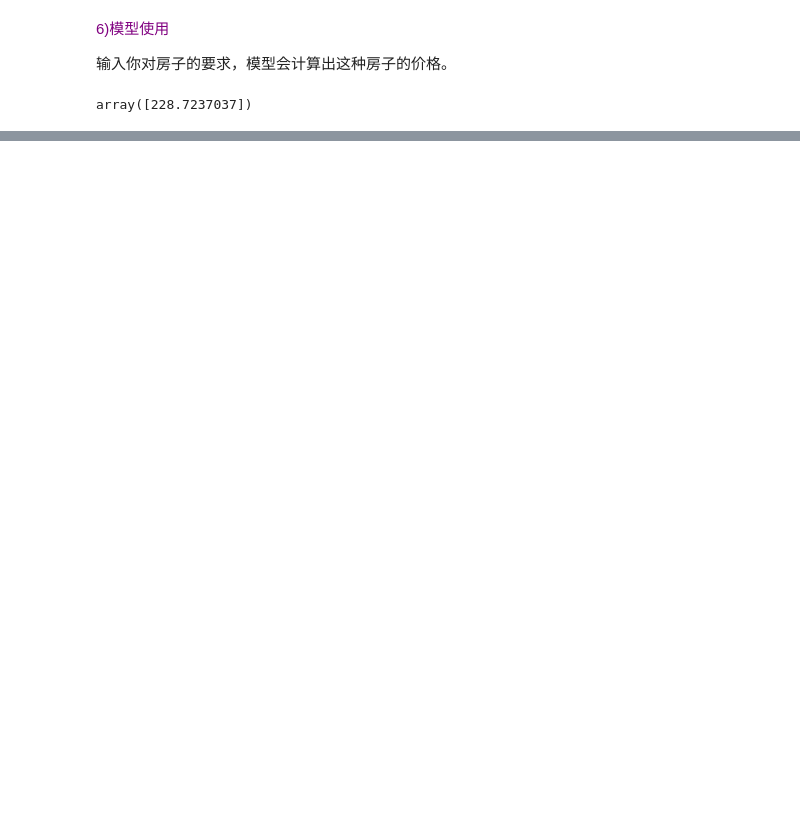
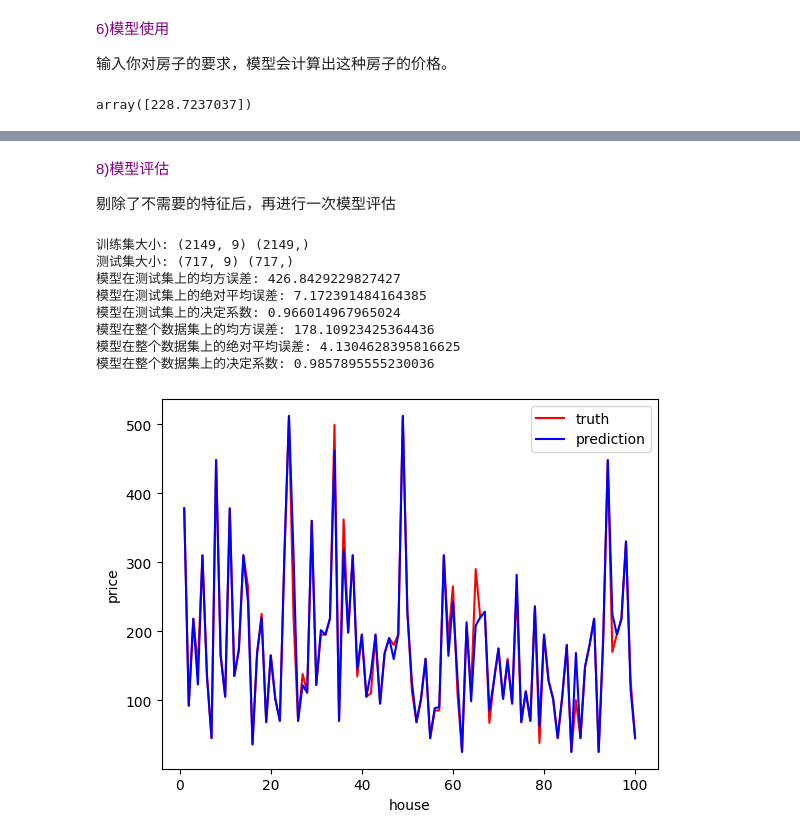
Before and after one commit to Arno-Huang/Housing-Price-Forecasting, a Jupyter notebook: 房价预测.ipynb, the cells around one changed output, grey strips where cells are left out. Saved outputs shown, nothing was run; the diff lists cells and outputs as text; code cells hidden in the pictures; blank space fills up the shorter version.

```diff
--- a/房价预测.ipynb
+++ b/房价预测.ipynb
@@ -571,0 +577,11 @@ array([228.7237037])
+# %%
+feat_labels = data.columns[:-1]
+importances = random_forest_model_test_2_random.feature_importances_
+indices = np.argsort(importances)[::-1] # 下标排序
+for f in range(x_train.shape[1]):   # x_train.shape[1]=13
+    print("%2d) %-*s %f" % \
+           (f + 1, 30, feat_labels[indices[f]], importances[indices[f]]))
+
+x_selected_columns = feat_labels[importances > 0.005]
+print('保留的特征：')
+print(x_selected_columns)
@@ -571,0 +597,58 @@ array([228.7237037])
+# %% [markdown]
+<span style="color:purple">8)模型评估
+
+剔除了不需要的特征后，再进行一次模型评估
+# %%
+x_selected = x[x_selected_columns]
+
+# 划分训练集和测试集
+x_train, x_test, y_train, y_test = train_test_split(x_selected, y, test_size=0.25, random_state=42)
+
+# 打印训练集和测试集的大小
+print("训练集大小:", x_train.shape, y_train.shape)
+print("测试集大小:", x_test.shape, y_test.shape)
+
+random_forest_model_test_3_random = RandomForestRegressor(max_depth=220, min_samples_split=2, n_estimators=1350)
+random_forest_model_test_3_random.fit(x_train,y_train)
+
+# 在测试集上进行预测
+y_pred = random_forest_model_test_3_random.predict(x_test)
+# 计算模型在测试集上的均方误差（Mean Squared Error）
+mse = metrics.mean_squared_error(y_test, y_pred)
+print("模型在测试集上的均方误差:", mse)
+# 计算模型在测试集上的绝对平均误差（Mean Absolute Error）
+mae = metrics.mean_absolute_error(y_test, y_pred)
+print("模型在测试集上的绝对平均误差:", mae)
+# 计算模型在测试集上的决定系数（R^2 Score）
+r2 = metrics.r2_score(y_test, y_pred)
+print("模型在测试集上的决定系数:", r2)
+
+# 在整个数据集上进行预测
+y_allpred = random_forest_model_test_3_random.predict(x_selected)
+# 计算模型在整个数据集上的均方误差（Mean Squared Error）
+mse = metrics.mean_squared_error(y, y_allpred)
+print("模型在整个数据集上的均方误差:", mse)
+# 计算模型在整个数据集上的绝对平均误差（Mean Absolute Error）
+mae = metrics.mean_absolute_error(y, y_allpred)
+print("模型在整个数据集上的绝对平均误差:", mae)
+# 计算模型在整个数据集上的决定系数（R^2 Score）
+r2 = metrics.r2_score(y, y_allpred)
+print("模型在整个数据集上的决定系数:", r2)
+
+index = list(range(1, 101))
+plt.xlabel('house')
+plt.ylabel('price')
+plt.plot(index, y_test[0:100], color='r',label='truth')
+plt.plot(index, y_pred[0:100], color='b',label='prediction')
+plt.legend()
+plt.show()
+# %% [output]
+训练集大小: (2149, 9) (2149,)
+测试集大小: (717, 9) (717,)
+模型在测试集上的均方误差: 426.8429229827427
+模型在测试集上的绝对平均误差: 7.172391484164385
+模型在测试集上的决定系数: 0.966014967965024
+模型在整个数据集上的均方误差: 178.10923425364436
+模型在整个数据集上的绝对平均误差: 4.1304628395816625
+模型在整个数据集上的决定系数: 0.9857895555230036
+[figure, added]
```
Also changed, not shown: parts of 4 cells of this notebook.
